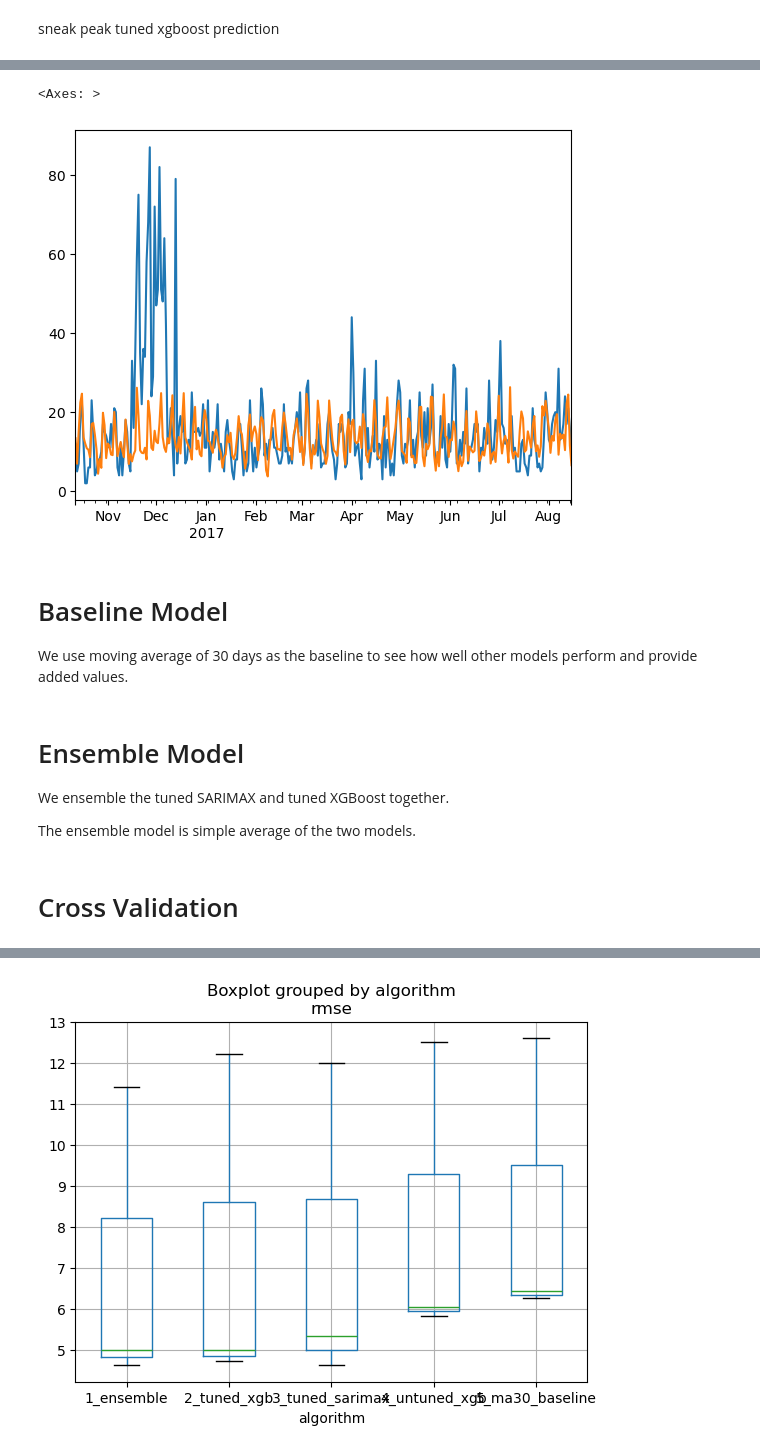
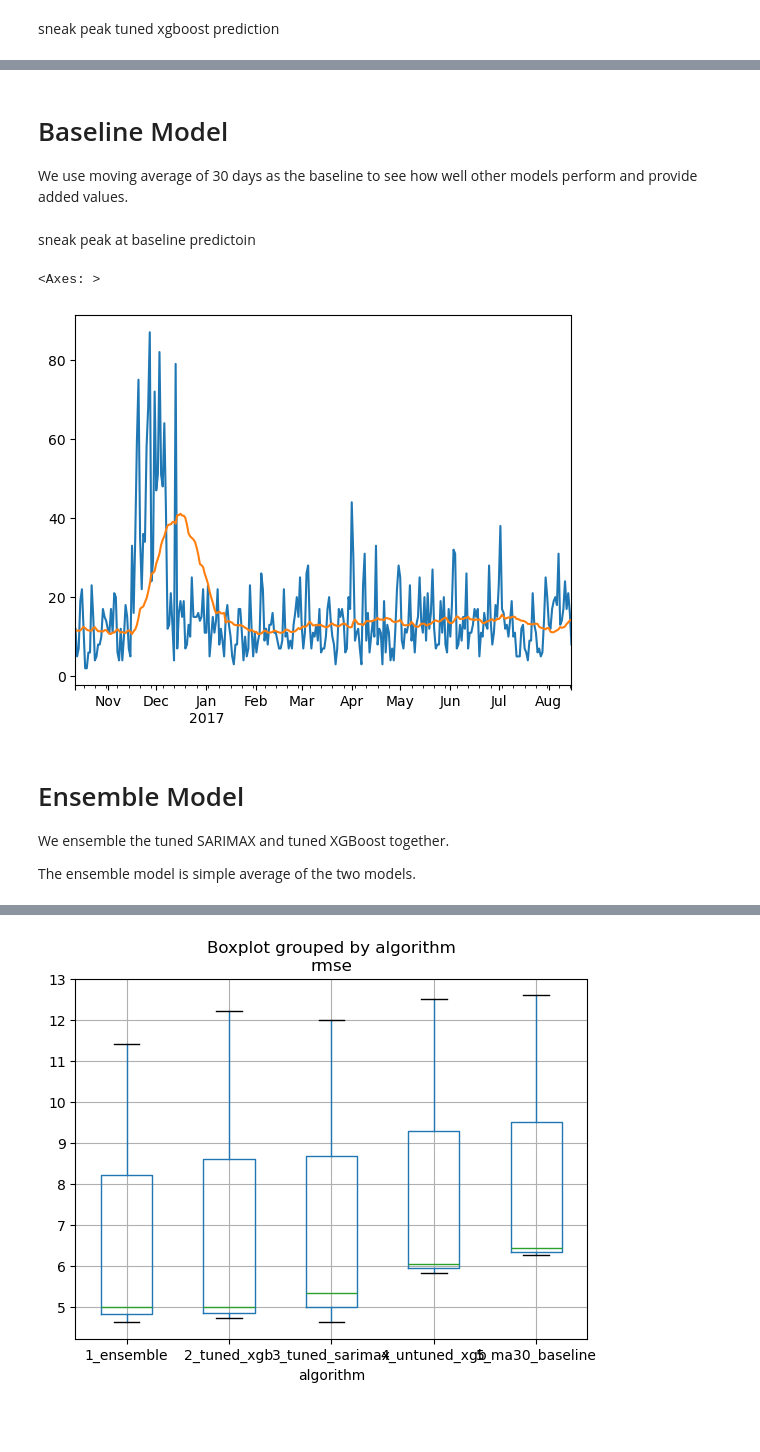
Before and after one commit to piyawutpattamanon/store-sales-forecast, a Jupyter notebook: candidate.2.ipynb, the cells around one changed output, grey strips where cells are left out. Drawn from its saved outputs; the diff is of its cells as text; code cells hidden in the pictures; blank space fills up the shorter version.

```diff
--- a/candidate.2.ipynb
+++ b/candidate.2.ipynb
@@ -856,12 +868,3 @@ sneak peak untuned xgboost prediction
-# %%
-model = xgb.XGBRegressor()
-untuned_xgb_model, untuned_xgb_predict = fit_and_predict_xgb(model, train_df, test_df)
-
-test_df.unit_sales.plot()
-untuned_xgb_predict.plot()
-# %% [output]
-<Axes: >
-[figure, removed]
 # %% [markdown]
 # Baseline Model
 
@@ -871,6 +874,16 @@ def fit_and_predict_ma30(train_df: pandas.DataFrame, test_df: pandas.DataFrame)
     ma30_predict = test_df.unit_sales_ma30_lag1
     model = None
     return model, ma30_predict
+# %% [markdown]
+sneak peak at baseline predictoin
+# %%
+_, baseline_predict = fit_and_predict_ma30(train_df, test_df)
+
+test_df.unit_sales.plot()
+baseline_predict.plot()
+# %% [output]
+<Axes: >
+[figure, added]
 # %% [markdown]
 # Ensemble Model
 
@@ -892,5 +905,3 @@ def fit_and_predict_ensemble(train_df: pandas.DataFrame, test_df: pandas.DataFra
     ensemble_predict = (tuned_xgb_predict + tuned_sarimax_predict) / 2
 
     return model, ensemble_predict
-# %% [markdown]
-# Cross Validation
```
Also changed, not shown: parts of 42 cells of this notebook, 22 other files.
